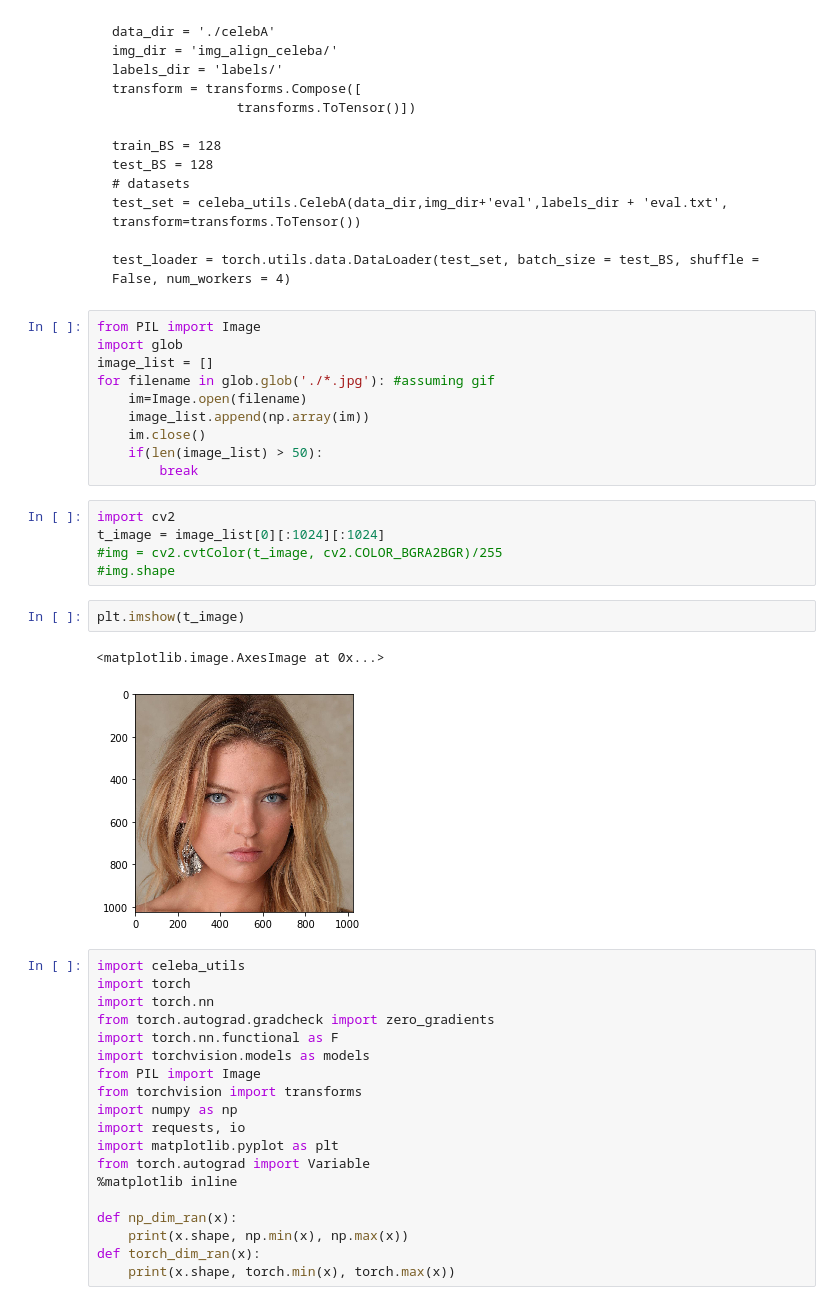
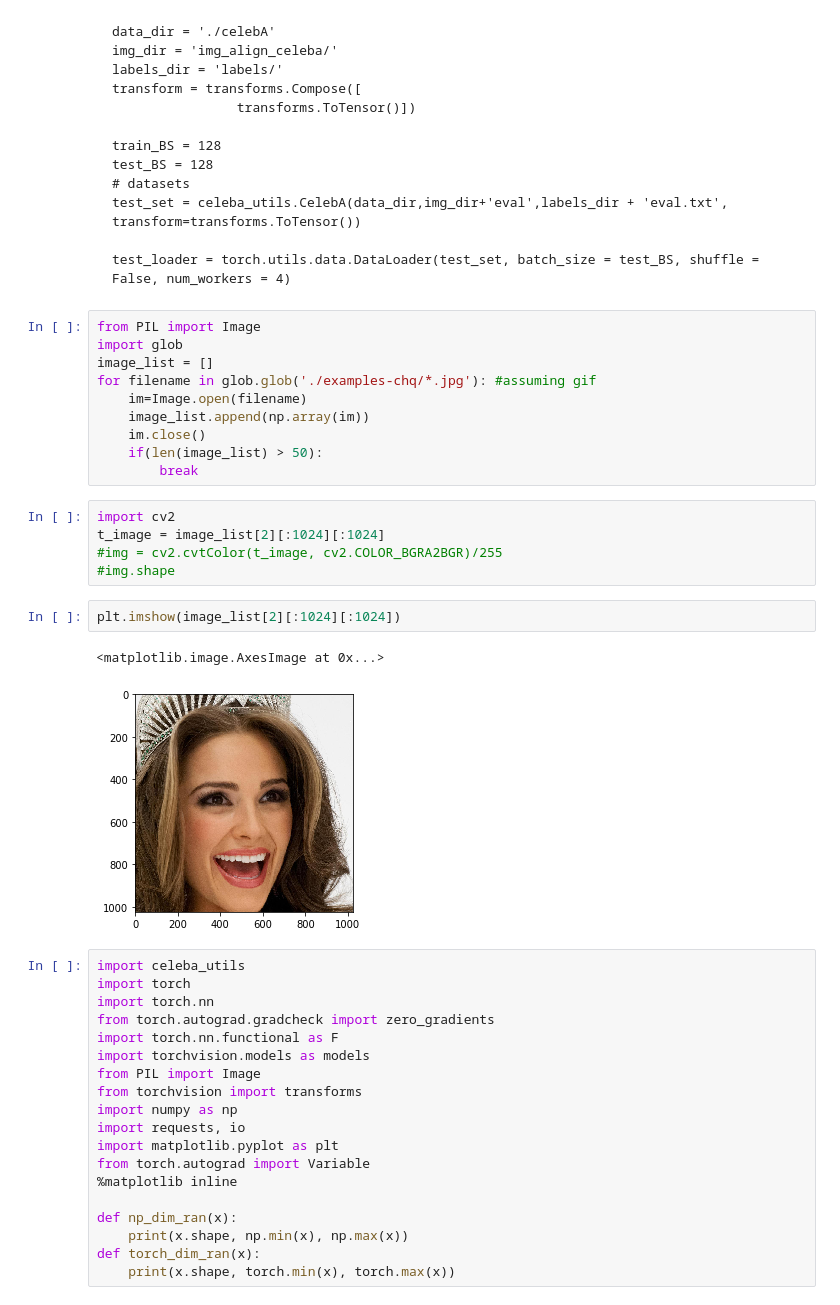
Before and after one commit to kurtisdavid/GANchors, a Jupyter notebook: ProGAN ReconstructBatch.ipynb, the cells around one changed output. Saved outputs shown, nothing was run; the diff lists cells and outputs as text.

```diff
--- a/ProGAN ReconstructBatch.ipynb
+++ b/ProGAN ReconstructBatch.ipynb
@@ -66,7 +48,7 @@ test_loader = torch.utils.data.DataLoader(test_set, batch_size = test_BS, shuffl
 from PIL import Image
 import glob
 image_list = []
-for filename in glob.glob('./*.jpg'): #assuming gif
+for filename in glob.glob('./examples-chq/*.jpg'): #assuming gif
     im=Image.open(filename)
     image_list.append(np.array(im))
     im.close()
@@ -74,14 +56,14 @@ for filename in glob.glob('./*.jpg'): #assuming gif
         break
 # %%
 import cv2
-t_image = image_list[0][:1024][:1024]
+t_image = image_list[2][:1024][:1024]
 #img = cv2.cvtColor(t_image, cv2.COLOR_BGRA2BGR)/255
 #img.shape
-# %%
-plt.imshow(t_image)
-# %% [output]
-<matplotlib.image.AxesImage at 0x...>
-[figure, removed]
+# %%
+plt.imshow(image_list[2][:1024][:1024])
+# %% [output]
+<matplotlib.image.AxesImage at 0x...>
+[figure, added]
 # %%
 import celeba_utils
 import torch
```
Also changed, not shown: parts of 22 cells of this notebook, 2 other files.
